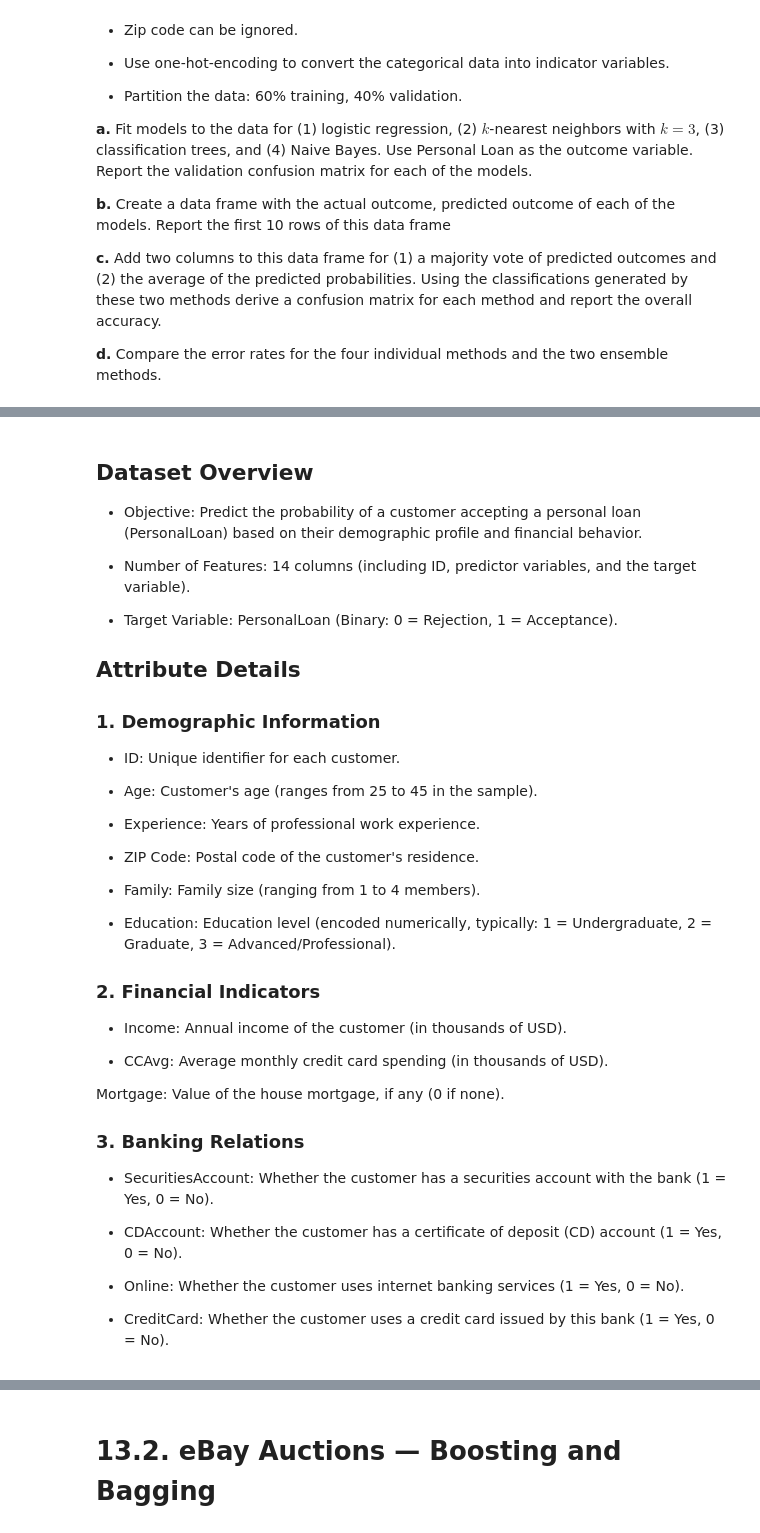
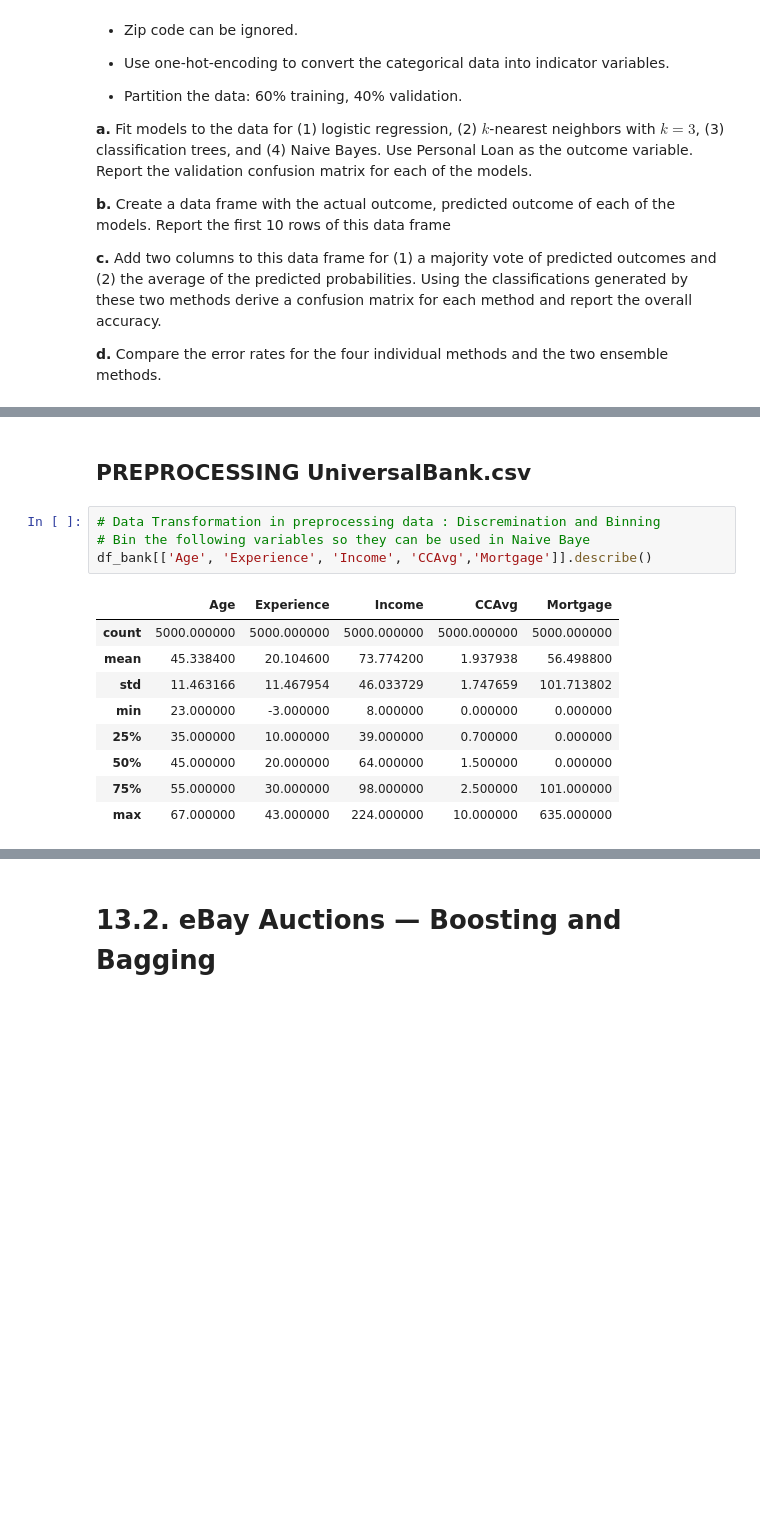
Before and after one commit to ThanhVanLe0605/Data-Mining-For-Business-Analytics-In-Python, a Jupyter notebook: Exercise/Ex_Chapter13__Combining_Methods_Ensembling_And_Lifting_Modeling_.ipynb, the cells around one changed output, grey strips where cells are left out. Saved outputs shown, nothing was run; the diff lists cells and outputs as text; blank space fills up the shorter version.

```diff
--- a/Exercise/Ex_Chapter13__Combining_Methods_Ensembling_And_Lifting_Modeling_.ipynb
+++ b/Exercise/Ex_Chapter13__Combining_Methods_Ensembling_And_Lifting_Modeling_.ipynb
@@ -51,39 +82,19 @@ df_bank.head()
 | 2 | 3 | 39 | 15 | 11 | 94720 | 1 | 1.0 | 1 | 0 | 0 | ... |
 | 3 | 4 | 35 | 9 | 100 | 94112 | 1 | 2.7 | 2 | 0 | 0 | ... |
 | 4 | 5 | 35 | 8 | 45 | 91330 | 4 | 1.0 | 2 | 0 | 0 | ... |
-# %% [markdown]
-## Dataset Overview
-  * Objective: Predict the probability of a customer accepting a personal loan (PersonalLoan) based on their demographic profile and financial behavior.
-
-  * Number of Features: 14 columns (including ID, predictor variables, and the target variable).
-
-  * Target Variable: PersonalLoan (Binary: 0 = Rejection, 1 = Acceptance).
-
-## Attribute Details
-### 1. Demographic Information
-  * ID: Unique identifier for each customer.
-
-  * Age: Customer's age (ranges from 25 to 45 in the sample).
-
-  * Experience: Years of professional work experience.
-
-  * ZIP Code: Postal code of the customer's residence.
-
-  * Family: Family size (ranging from 1 to 4 members).
-
-  * Education: Education level (encoded numerically, typically: 1 = Undergraduate, 2 = Graduate, 3 = Advanced/Professional).
-### 2. Financial Indicators
-  * Income: Annual income of the customer (in thousands of USD).
-
-  * CCAvg: Average monthly credit card spending (in thousands of USD).
-
-Mortgage: Value of the house mortgage, if any (0 if none).
-### 3. Banking Relations
-
-  * SecuritiesAccount: Whether the customer has a securities account with the bank (1 = Yes, 0 = No).
-
-  * CDAccount: Whether the customer has a certificate of deposit (CD) account (1 = Yes, 0 = No).
-
-  * Online: Whether the customer uses internet banking services (1 = Yes, 0 = No).
-
-  * CreditCard: Whether the customer uses a credit card issued by this bank (1 = Yes, 0 = No).
+# %% [markdown]
+## PREPROCESSING UniversalBank.csv
+# %%
+# Data Transformation in preprocessing data : Discremination and Binning
+# Bin the following variables so they can be used in Naive Baye
+df_bank[['Age', 'Experience', 'Income', 'CCAvg','Mortgage']].describe()
+# %% [output]
+|  | Age | Experience | Income | CCAvg | Mortgage |
+| count | 5000.000000 | 5000.000000 | 5000.000000 | 5000.000000 | 5000.000000 |
+| mean | 45.338400 | 20.104600 | 73.774200 | 1.937938 | 56.498800 |
+| std | 11.463166 | 11.467954 | 46.033729 | 1.747659 | 101.713802 |
+| min | 23.000000 | -3.000000 | 8.000000 | 0.000000 | 0.000000 |
+| 25% | 35.000000 | 10.000000 | 39.000000 | 0.700000 | 0.000000 |
+| 50% | 45.000000 | 20.000000 | 64.000000 | 1.500000 | 0.000000 |
+| 75% | 55.000000 | 30.000000 | 98.000000 | 2.500000 | 101.000000 |
+| max | 67.000000 | 43.000000 | 224.000000 | 10.000000 | 635.000000 |
```
Also changed, not shown: parts of 16 cells of this notebook.
